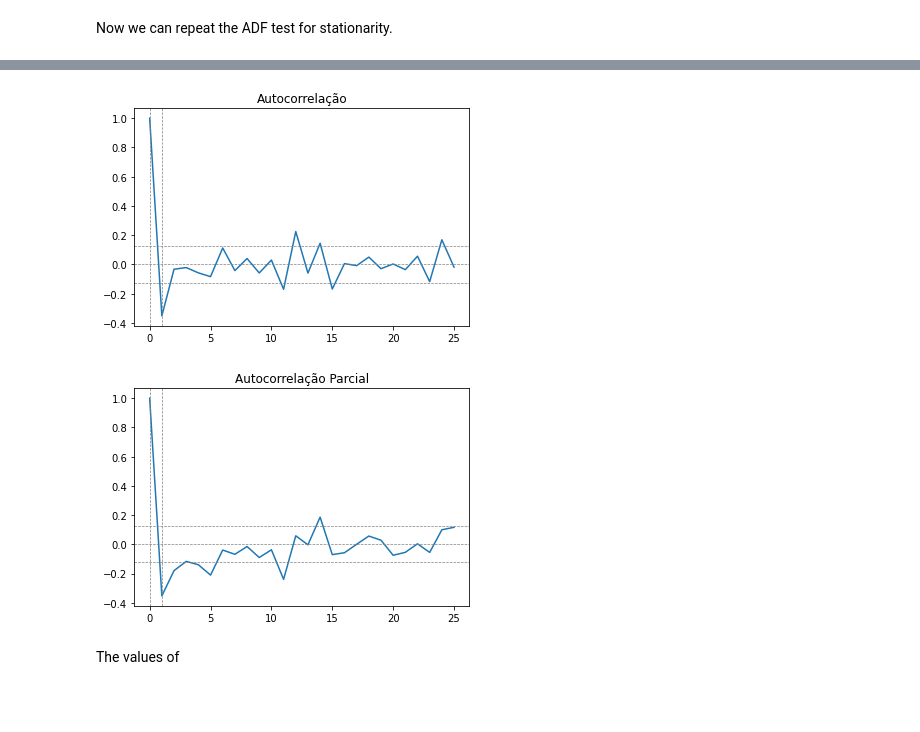
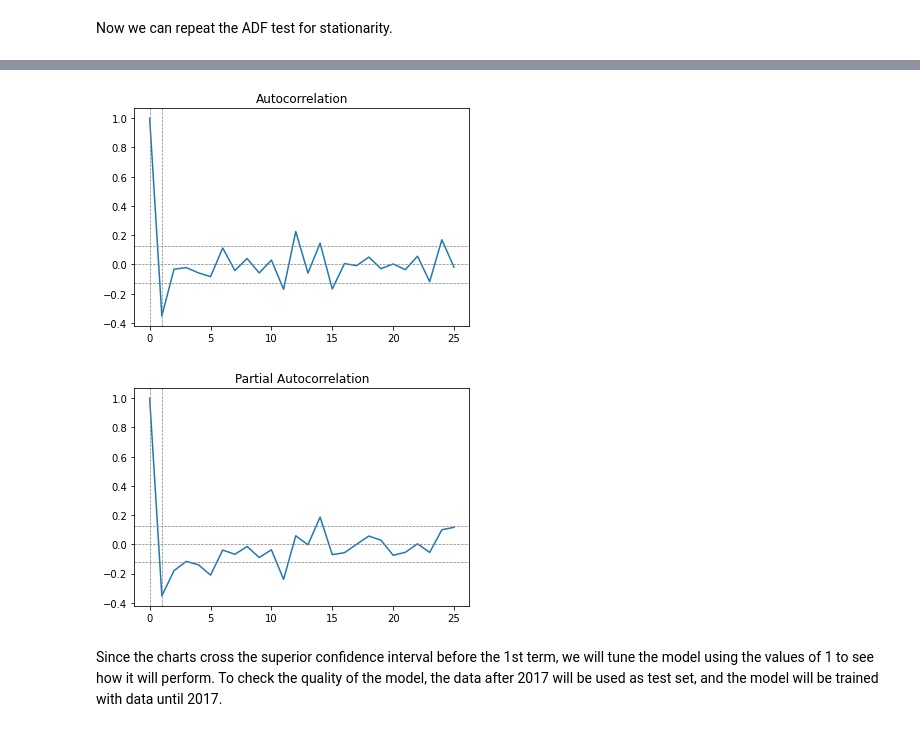
Before and after one commit to diegopescoalcalde/portfolio, a Jupyter notebook: How_the_increase_of_killings_by_Police_officers_impacts_violence_rates_in_Rio_de_Janeiro.ipynb, the cells around one changed output, grey strips where cells are left out. Drawn from its saved outputs; the diff is of its cells as text; code cells hidden in the pictures; blank space fills up the shorter version.

```diff
--- a/How_the_increase_of_killings_by_Police_officers_impacts_violence_rates_in_Rio_de_Janeiro.ipynb
+++ b/How_the_increase_of_killings_by_Police_officers_impacts_violence_rates_in_Rio_de_Janeiro.ipynb
@@ -492,24 +501,30 @@ lag_pacf = pacf(df_diff.dropna(), nlags=25)
 # %%
-# plotar ACR e PACF
+#Calculate Autocorrelation (ACF) and Partial Autocorrelation (PACF)
+
+
+lag_acf = acf(df_diff.dropna(), nlags=25)
+lag_pacf = pacf(df_diff.dropna(), nlags=25)
+
+#Plot the charts of ACF and PACF
 plt.plot(lag_acf)
 plt.axhline(y=0, linestyle='--', color='gray', linewidth=0.7)
 plt.axhline(y=-1.96 / np.sqrt((len(df_diff) - 1)), linestyle='--', color='gray', linewidth=0.7)
 plt.axhline(y=1.96 / np.sqrt((len(df_diff) - 1)), linestyle='--', color='gray', linewidth=0.7)
 plt.axvline(x=1, linestyle='--', color='gray', linewidth=0.7)
 plt.axvline(x=0, linestyle='--', color='gray', linewidth=0.7)
-plt.title("Autocorrelação")
+plt.title("Autocorrelation")
 plt.show()
 
 plt.plot(lag_pacf)
 plt.axhline(y=0, linestyle='--', color='gray', linewidth=0.7)
 plt.axhline(y=-1.96 / np.sqrt((len(df_diff) - 1)), linestyle='--', color='gray', linewidth=0.7)
 plt.axhline(y=1.96 / np.sqrt((len(df_diff) - 1)), linestyle='--', color='gray', linewidth=0.7)
 plt.axvline(x=1, linestyle='--', color='gray', linewidth=0.7)
 plt.axvline(x=0, linestyle='--', color='gray', linewidth=0.7)
-plt.title("Autocorrelação Parcial")
+plt.title("Partial Autocorrelation")
 plt.show()
 # %% [output]
 [figure]
-[figure, old version]
+[figure, new version]
-# %% [markdown]
-The values of
+# %% [markdown]
+Since the charts cross the superior confidence interval before the 1st term, we will tune the model using the values of 1 to see how it will perform. To check the quality of the model, the data after 2017 will be used as test set, and the model will be trained with data until 2017.
```
Also changed, not shown: parts of 43 cells of this notebook.
